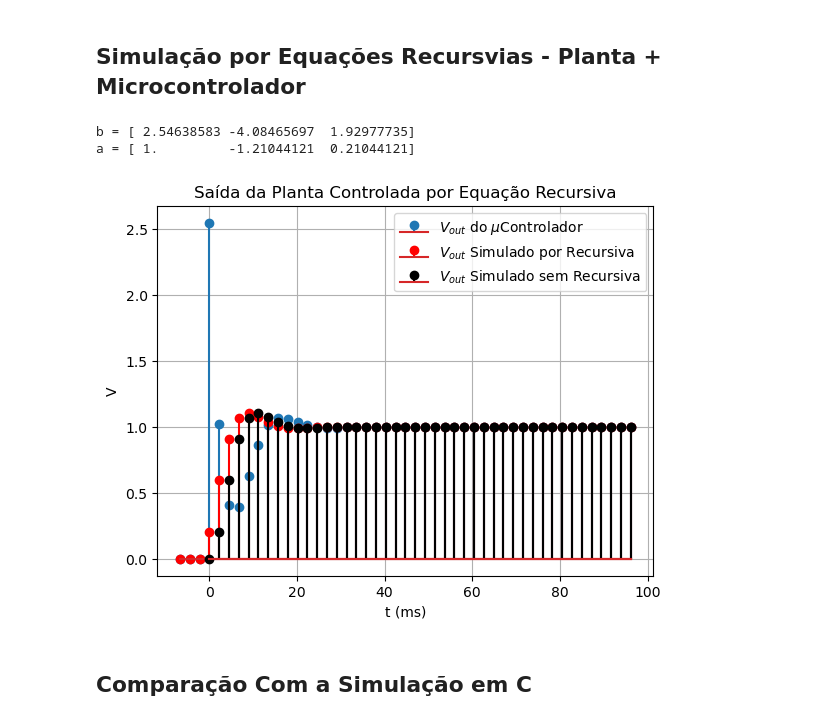
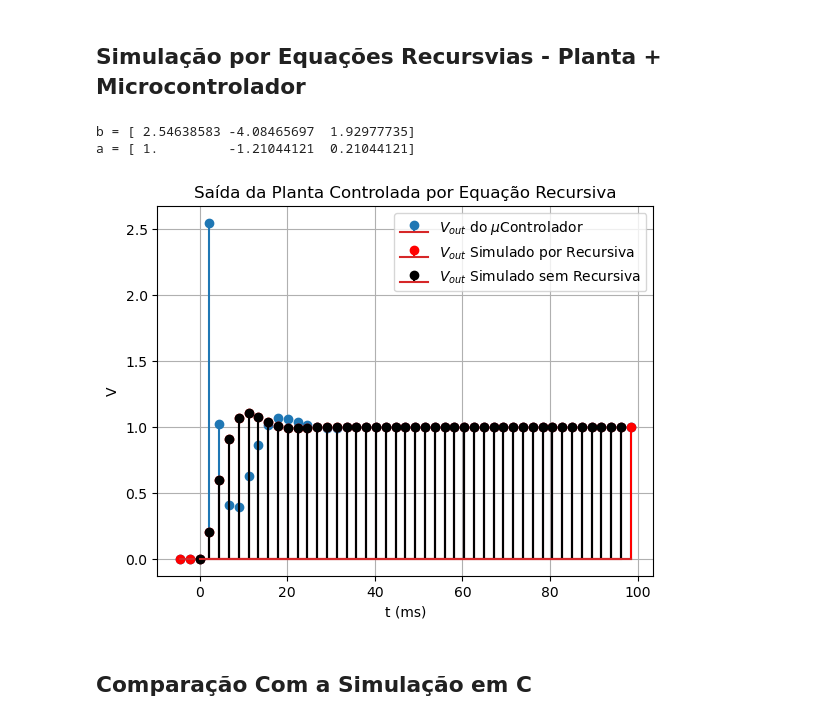
Before and after one commit to Emanuel600/Misc, a Jupyter notebook: Simul_Controle/Projeto 1 - Modelagem da Planta.ipynb, the cells around one changed output. Cells and saved outputs as stored; diff of their text form; code cells hidden in the pictures.

```diff
--- a/Simul_Controle/Projeto 1 - Modelagem da Planta.ipynb
+++ b/Simul_Controle/Projeto 1 - Modelagem da Planta.ipynb
@@ -467,36 +467,36 @@ for n in range(n0, len(tz)): # i = n-max(len(a), len(b))
     j = 1
     for an in ca[1:]:
         ua = ua + an*U[n-j]
         j  = j+1
     U[n] = (erroa-ua)/ca[0]
     ## Planta
     j  = 0
     ua = 0
     ya = 0
     for bn in gb:
         ua = ua + bn*U[n-j]
         j  = j+1
     j = 1
     for an in ga[1:]:
         ya = ya + an*Y[n-j]
         j  = j+1
     Y[n]    = (ua-ya)/ga[0]
     y_prv   = Y[n]
     n       = n+1
 
-plt.stem(1e3*tz, U, label="$V_{out}$ do $\mu$Controlador")
-plt.stem(1e3*tz, Y, "r", label="$V_{out}$ Simulado por Recursiva")
+plt.stem(1e3*(tz+Ts), U, label="$V_{out}$ do $\mu$Controlador")
+plt.stem(1e3*(tz+Ts), Y, "r", label="$V_{out}$ Simulado por Recursiva")
 plt.stem(1e3*tcg, ycg, "k", label="$V_{out}$ Simulado sem Recursiva")
 plt.legend()
 plt.title("Saída da Planta Controlada por Equação Recursiva")
 plt.xlabel("t (ms)")
 plt.ylabel("V")
 plt.grid(True)
 plt.show()
 # %% [output]
 b = [ 2.54638583 -4.08465697  1.92977735]
 a = [ 1.         -1.21044121  0.21044121]
-[figure, old version]
+[figure, new version]
 # %% [markdown]
 ## Comparação Com a Simulação em C
 # %%
```
Also changed, not shown: 2 other files.
